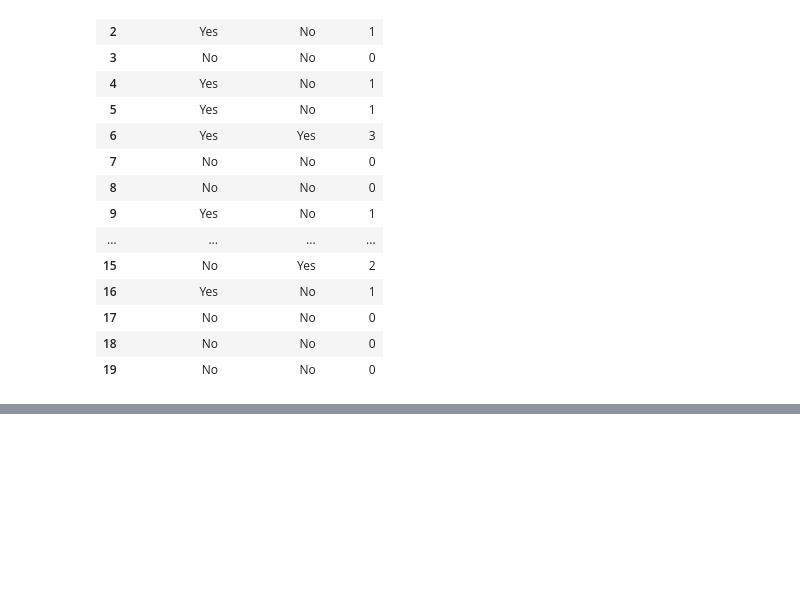
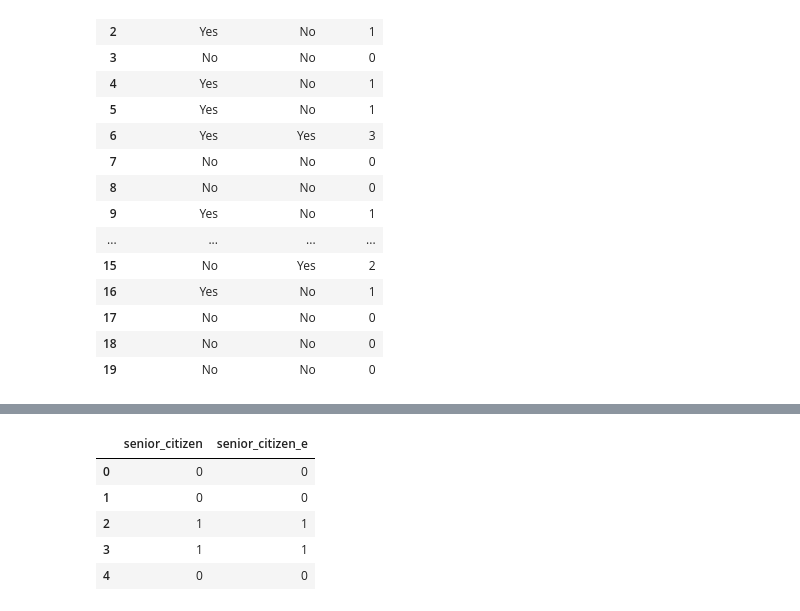
Before and after one commit to classification-orion-matthew/classification_orion_matthew, a Jupyter notebook: Project_Draft_msc.ipynb, the cells around one changed output, grey strips where cells are left out. Saved outputs shown, nothing was run; the diff lists cells and outputs as text; code cells hidden in the pictures; blank space fills up the shorter version.

```diff
--- a/Project_Draft_msc.ipynb
+++ b/Project_Draft_msc.ipynb
@@ -305,0 +327,10 @@ See the caveats in the documentation: http://pandas.pydata.org/pandas-docs/stabl
+# %%
+df = encode_seniors(df)
+df[['senior_citizen', 'senior_citizen_e']].head()
+# %% [output]
+|  | senior_citizen | senior_citizen_e |
+| 0 | 0 | 0 |
+| 1 | 0 | 0 |
+| 2 | 1 | 1 |
+| 3 | 1 | 1 |
+| 4 | 0 | 0 |
```
Also changed, not shown: parts of 6 cells of this notebook, 1 other file.
